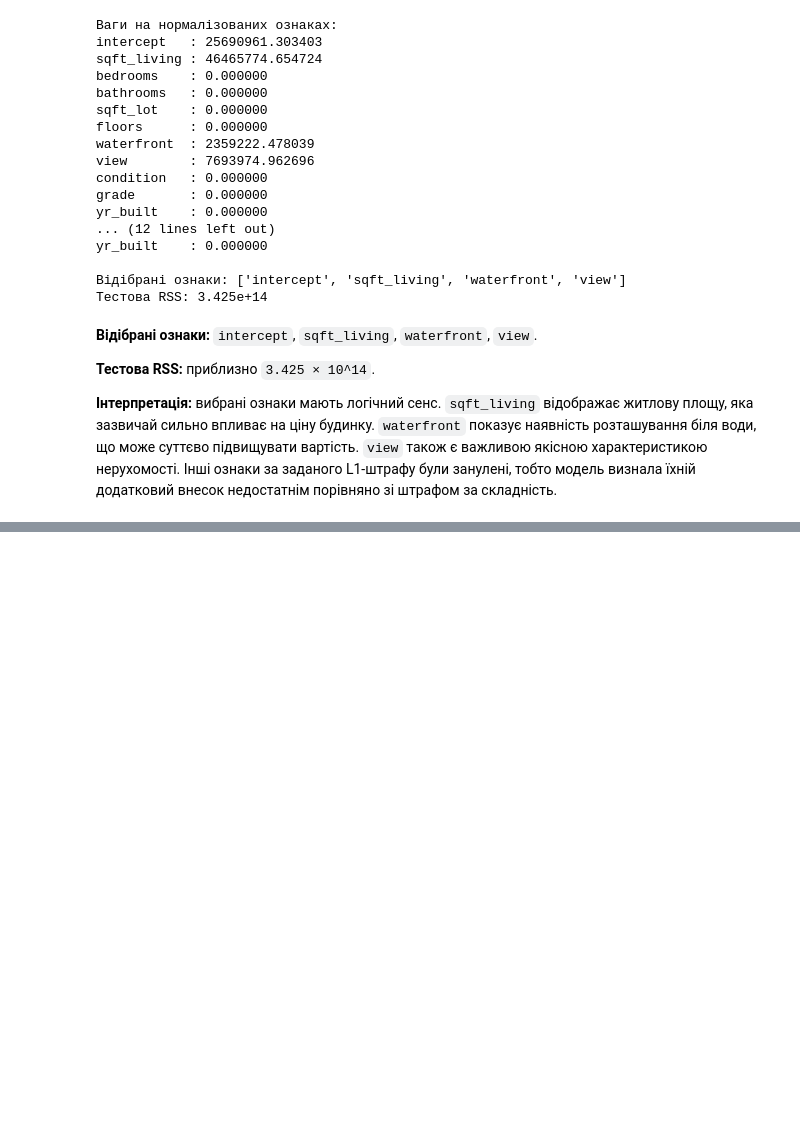
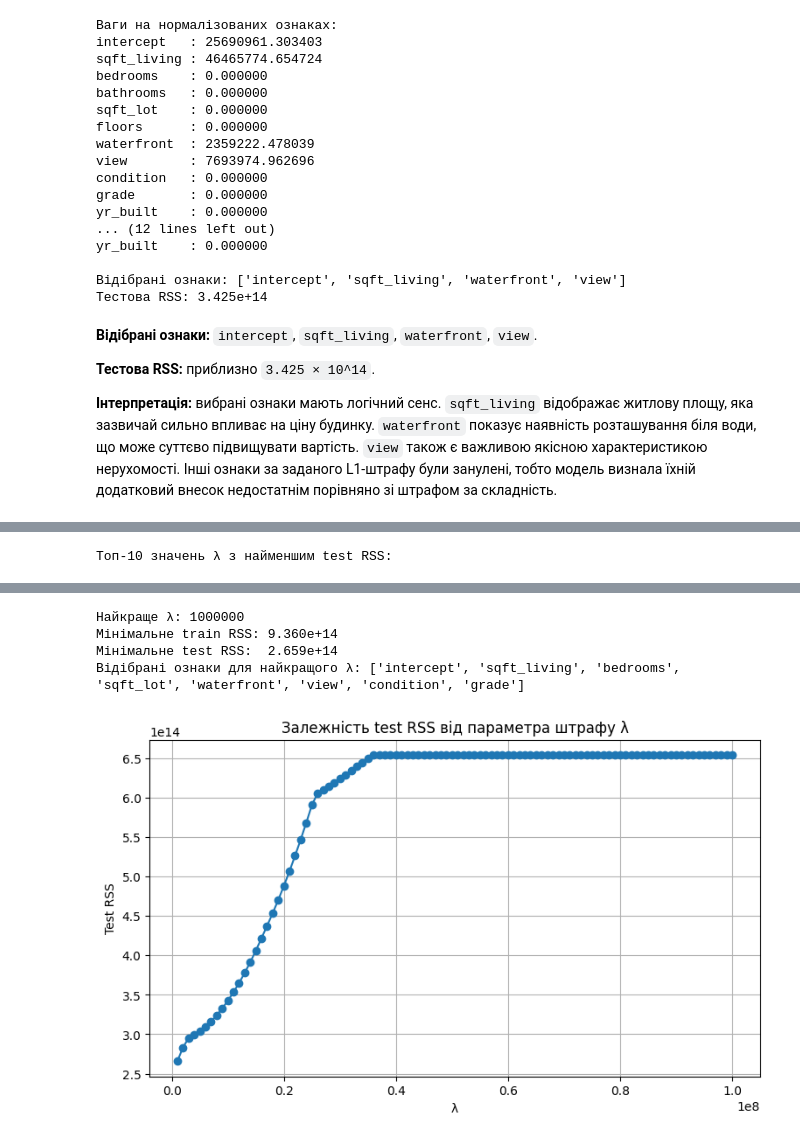
Before and after one commit to sonnka/Labs, a Jupyter notebook: Lab 4/Lab4_LASSO_Coordinate_Descent_completed.ipynb, the cells around one changed output, grey strips where cells are left out. Saved outputs shown, nothing was run; the diff lists cells and outputs as text; code cells hidden in the pictures; blank space fills up the shorter version.

```diff
--- a/Lab 4/Lab4_LASSO_Coordinate_Descent_completed.ipynb
+++ b/Lab 4/Lab4_LASSO_Coordinate_Descent_completed.ipynb
@@ -364,0 +383,70 @@ yr_built    : 0.000000
+# %%
+# Додаткове завдання — підбір оптимального λ за RSS
+
+lambda_values = np.arange(1_000_000, 100_000_000 + 1, 1_000_000, dtype=float)
+
+lambda_results = []
+weights_start = np.zeros(len(FEATURES) + 1)
+
+for l1_penalty in lambda_values:
+    # Навчаємо LASSO на нормалізованих навчальних ознаках.
+    weights_normalised_current = lasso_cyclical_coordinate_descent(
+        train_normalised_features,
+        train_output,
+        initial_weights=weights_start,
+        l1_penalty=l1_penalty,
+        tolerance=1.0
+    )
+
+    # Warm start: наступний запуск починається з попередніх ваг,
+    # це прискорює перебір λ, але не змінює логіку алгоритму.
+    weights_start = weights_normalised_current.copy()
+
+    # Повертаємо ваги до початкового масштабу ознак.
+    weights_rescaled_current = weights_normalised_current / train_norms
+
+    # Обчислюємо RSS на train і test.
+    train_predictions_current = predict_output(train_feature_matrix, weights_rescaled_current)
+    test_predictions_current = predict_output(test_feature_matrix, weights_rescaled_current)
+
+    train_rss_current = np.sum((train_predictions_current - train_output) ** 2)
+    test_rss_current = np.sum((test_predictions_current - test_output) ** 2)
+
+    selected_features_current = [
+        name for name, weight in zip(all_feature_names, weights_normalised_current)
+        if abs(weight) > 1e-7
+    ]
+
+    lambda_results.append({
+        'lambda': l1_penalty,
+        'train_rss': train_rss_current,
+        'test_rss': test_rss_current,
+        'n_selected_features_without_intercept': len(selected_features_current) - 1,
+        'selected_features': selected_features_current
+    })
+
+lambda_results_df = pd.DataFrame(lambda_results)
+
+# Знаходимо λ з мінімальним тестовим RSS.
+best_index = lambda_results_df['test_rss'].idxmin()
+best_result = lambda_results_df.loc[best_index]
+best_lambda = best_result['lambda']
+
+print('Топ-10 значень λ з найменшим test RSS:')
+display(lambda_results_df.sort_values('test_rss').head(10))
+
+print(f"Найкраще λ: {best_lambda:.0f}")
+print(f"Мінімальне train RSS: {best_result['train_rss']:.3e}")
+print(f"Мінімальне test RSS:  {best_result['test_rss']:.3e}")
+print('Відібрані ознаки для найкращого λ:', best_result['selected_features'])
+
+# Графік залежності RSS від λ.
+plt.figure(figsize=(9, 5))
+plt.plot(lambda_results_df['lambda'], lambda_results_df['test_rss'], marker='o')
+plt.xlabel('λ')
+plt.ylabel('Test RSS')
+plt.title('Залежність test RSS від параметра штрафу λ')
+plt.grid(True)
+plt.show()
+# %% [output]
+Топ-10 значень λ з найменшим test RSS:
@@ -364,0 +464,5 @@ yr_built    : 0.000000
+Найкраще λ: 1000000
+Мінімальне train RSS: 9.360e+14
+Мінімальне test RSS:  2.659e+14
+Відібрані ознаки для найкращого λ: ['intercept', 'sqft_living', 'bedrooms', 'sqft_lot', 'waterfront', 'view', 'condition', 'grade']
+[figure, added]
```
Also changed, not shown: parts of 3 cells of this notebook, 2 other files.
